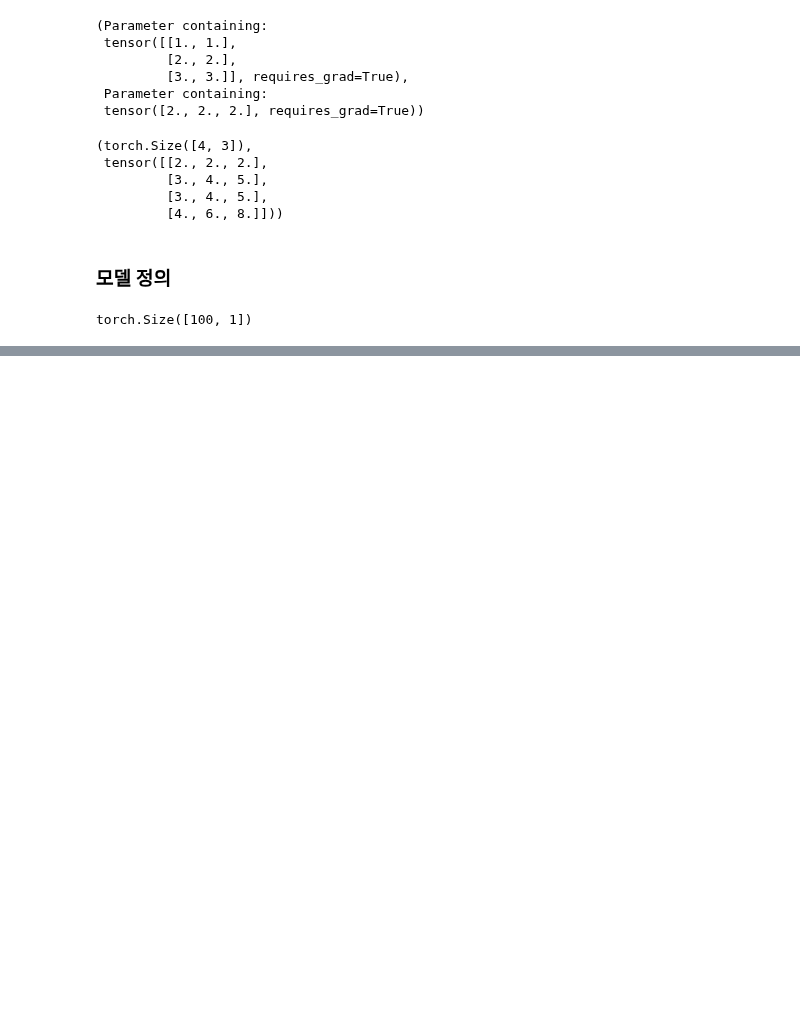
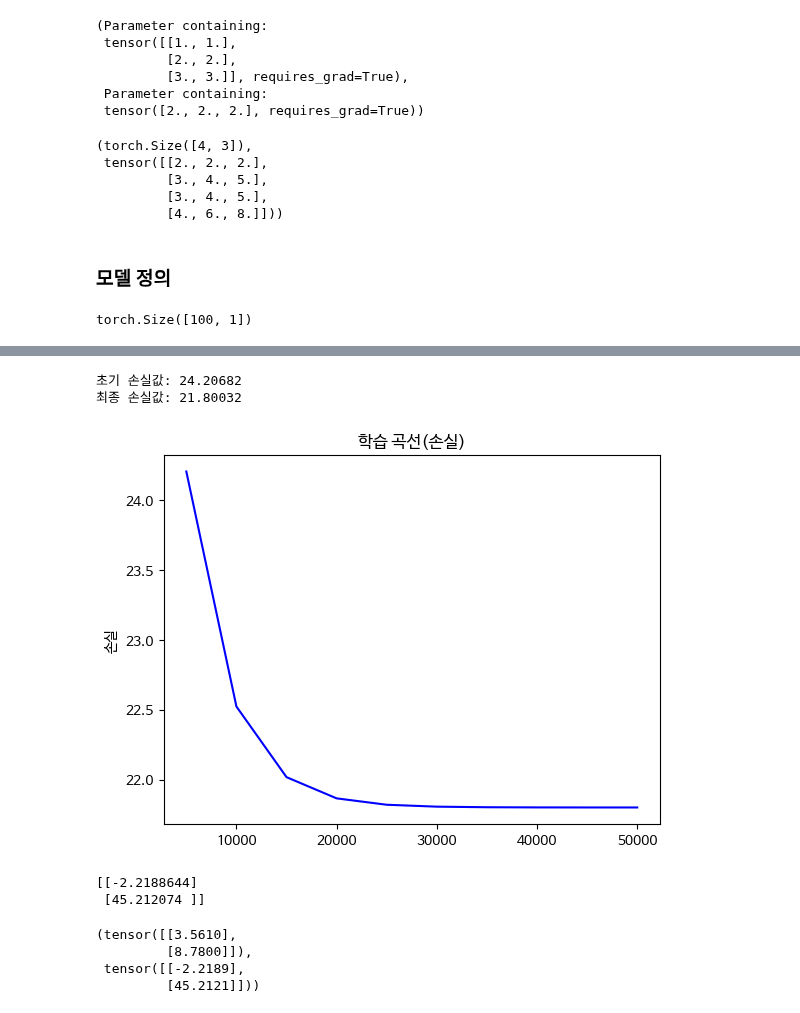
Before and after one commit to ben8169/Study, a Jupyter notebook: AI/Pytorch_Deeplearning_Project/05.ipynb, the cells around one changed output, grey strips where cells are left out. Cells and saved outputs as stored; diff of their text form; code cells hidden in the pictures; blank space fills up the shorter version.

```diff
--- a/AI/Pytorch_Deeplearning_Project/05.ipynb
+++ b/AI/Pytorch_Deeplearning_Project/05.ipynb
@@ -195,0 +331,4 @@ loss.backward()
+# %%
+#labels가 criterion에 들어가기 위해 (N,1) size를 유지해야 한다
+labels1 = labels.view((-1,1))
+labels1.shape
@@ -195,0 +339,5 @@ loss.backward()
+# %%
+outputs = net(inputs)
+loss = criterion(outputs,labels1)
+
+loss.item()
@@ -195,0 +375,18 @@ loss.backward()
+# %%
+lr = 0.01
+net = Net(n_input, n_output)
+criterion = nn.MSELoss()
+optimizer = optim.SGD(net.parameters(), lr=lr)
+num_epochs = 50000
+history = np.zeros((0,2))
+# %%
+for epoch in range(1,num_epochs+1):
+    optimizer.zero_grad()
+    outputs = net(inputs)
+    loss = criterion(outputs, labels1)/2.0
+    loss.backward()
+    optimizer.step()
+
+    if (epoch%5000 == 0):
+        history = np.vstack((history, np.array([epoch,loss.item()])))
+        print(f'Epoch {epoch} loss: {loss.item():.5f}')
@@ -195,0 +404,31 @@ loss.backward()
+# %%
+print(f'초기 손실값: {history[0,1]:.5f}')
+print(f'최종 손실값: {history[-1,1]:.5f}')
+# %% [output]
+초기 손실값: 24.20682
+최종 손실값: 21.80032
+# %%
+plt.plot(history[:,0], history[:,1], 'b')
+plt.ylabel('손실')
+plt.title('학습 곡선(손실)')
+plt.show()
+# %% [output]
+[figure, added]
+# %%
+xse = np.array((x.min(), x.max())).reshape(-1,1)
+Xse = torch.tensor(xse).float()
+
+with torch.no_grad():
+  Yse = net(Xse)
+
+print(Yse.numpy())
+# %% [output]
+[[-2.2188644]
+ [45.212074 ]]
+# %%
+Xse, Yse
+# %% [output]
+(tensor([[3.5610],
+         [8.7800]]),
+ tensor([[-2.2189],
+         [45.2121]]))
```
Also changed, not shown: parts of 44 cells of this notebook.
